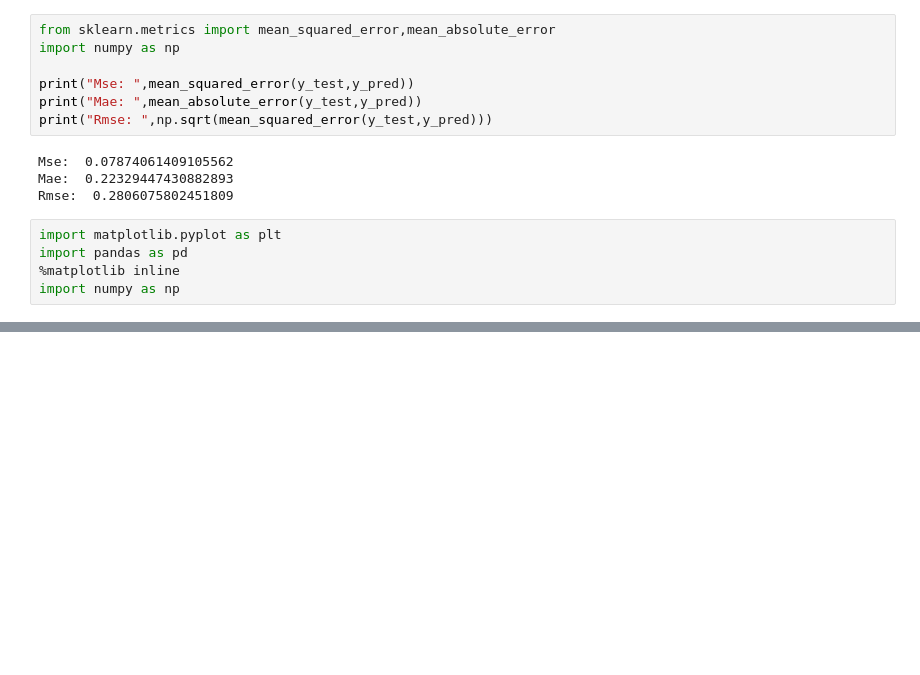
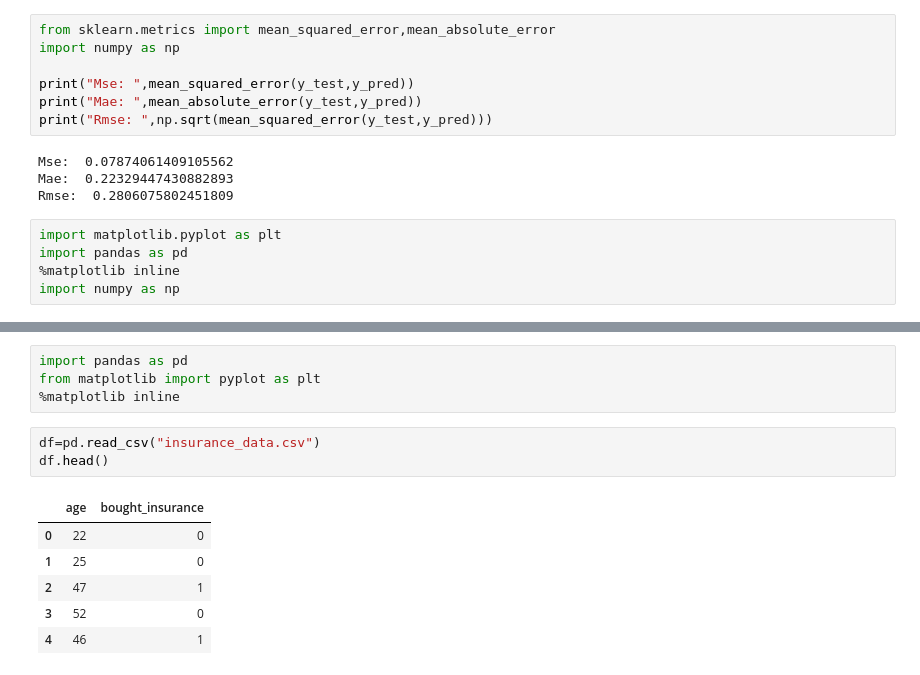
Before and after one commit to rahul03052003/ML, a Jupyter notebook: Untitled177.ipynb, the cells around one changed output, grey strips where cells are left out. Cells and saved outputs as stored; diff of their text form; blank space fills up the shorter version.

```diff
--- a/Untitled177.ipynb
+++ b/Untitled177.ipynb
@@ -572,0 +716,14 @@ Silhouette Score:  0.8696921064421674
+# %%
+import pandas as pd
+from matplotlib import pyplot as plt
+%matplotlib inline
+# %%
+df=pd.read_csv("insurance_data.csv")
+df.head()
+# %% [output]
+|  | age | bought_insurance |
+| 0 | 22 | 0 |
+| 1 | 25 | 0 |
+| 2 | 47 | 1 |
+| 3 | 52 | 0 |
+| 4 | 46 | 1 |
```
Also changed, not shown: parts of 78 cells of this notebook.
